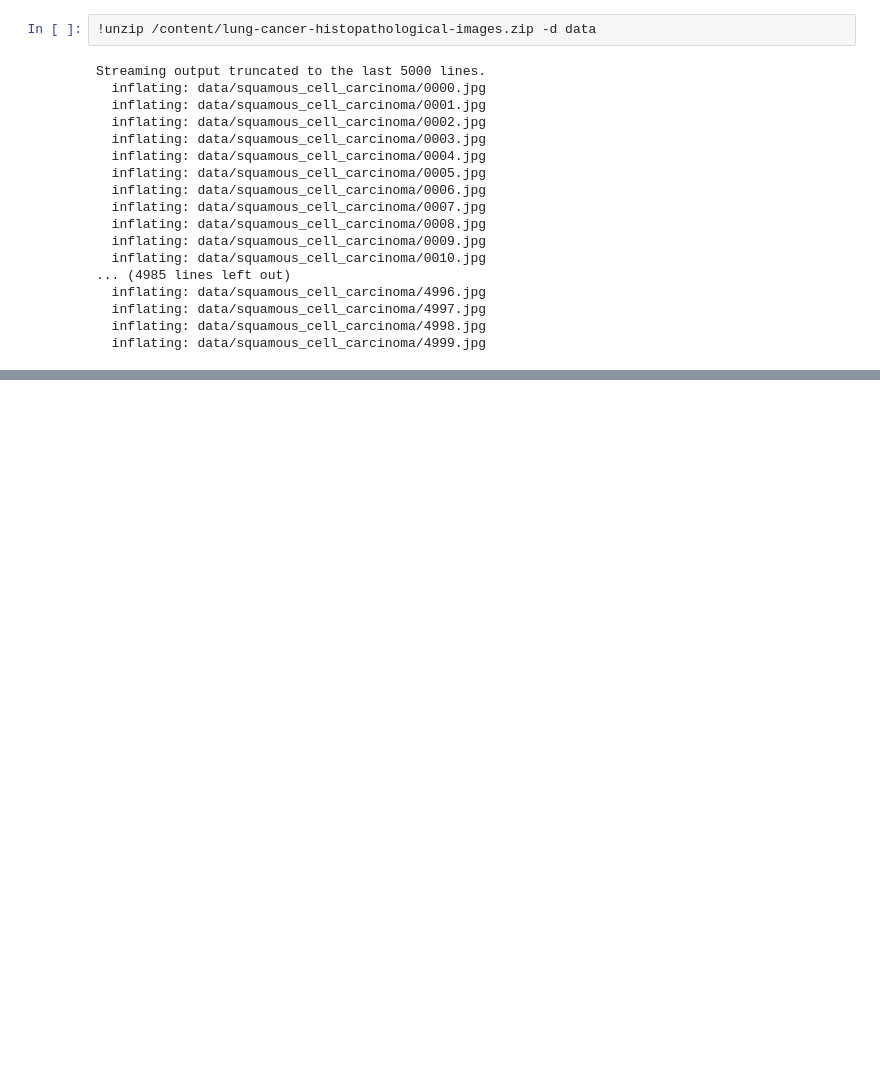
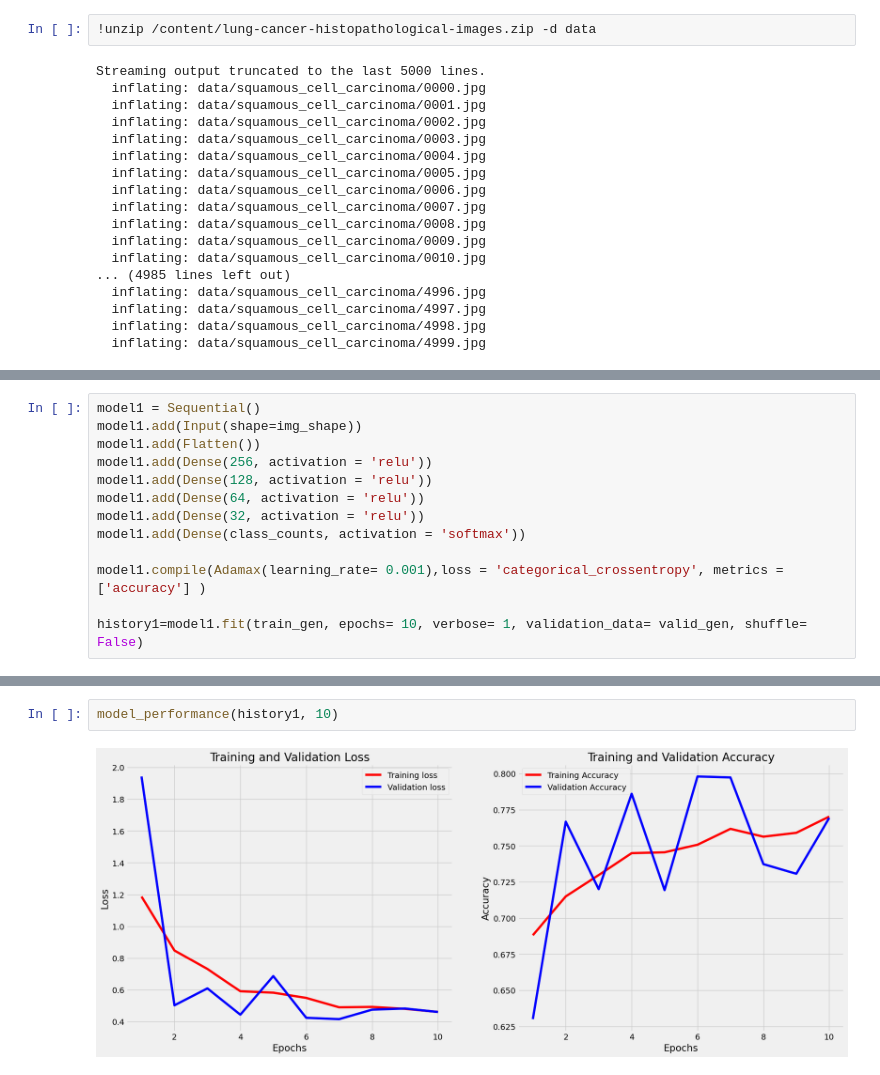
Before and after one commit to angiegh2002/lung-cancer-detection, a Jupyter notebook: lung_cancer_detection.ipynb, the cells around one changed output, grey strips where cells are left out. Drawn from its saved outputs; the diff is of its cells as text; blank space fills up the shorter version.

```diff
--- a/lung_cancer_detection.ipynb
+++ b/lung_cancer_detection.ipynb
@@ -336,0 +211,13 @@ Model Accuracy : 79%
+# %%
+model1 = Sequential()
+model1.add(Input(shape=img_shape))
+model1.add(Flatten())
+model1.add(Dense(256, activation = 'relu'))
+model1.add(Dense(128, activation = 'relu'))
+model1.add(Dense(64, activation = 'relu'))
+model1.add(Dense(32, activation = 'relu'))
+model1.add(Dense(class_counts, activation = 'softmax'))
+
+model1.compile(Adamax(learning_rate= 0.001),loss = 'categorical_crossentropy', metrics = ['accuracy'] )
+
+history1=model1.fit(train_gen, epochs= 10, verbose= 1, validation_data= valid_gen, shuffle= False)
@@ -336,0 +252,4 @@ Model Accuracy : 79%
+# %%
+model_performance(history1, 10)
+# %% [output]
+[figure, added]
```
Also changed, not shown: parts of 44 cells of this notebook.
